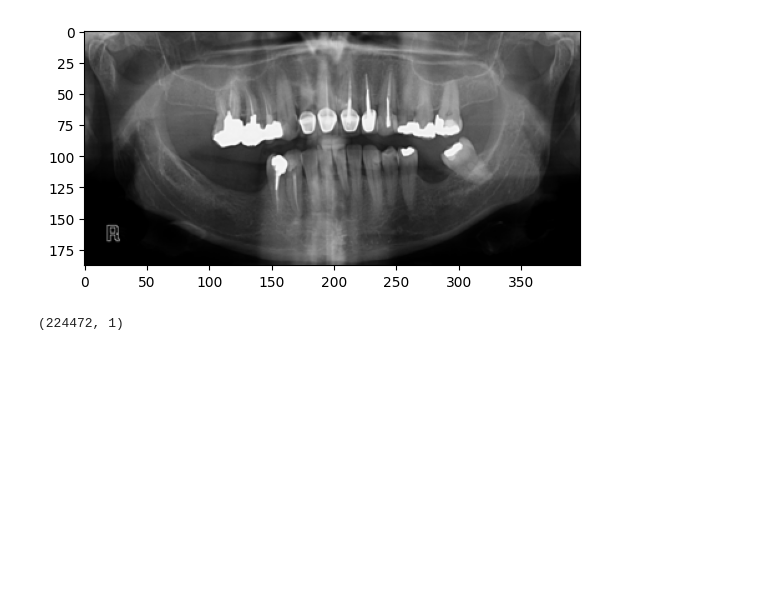
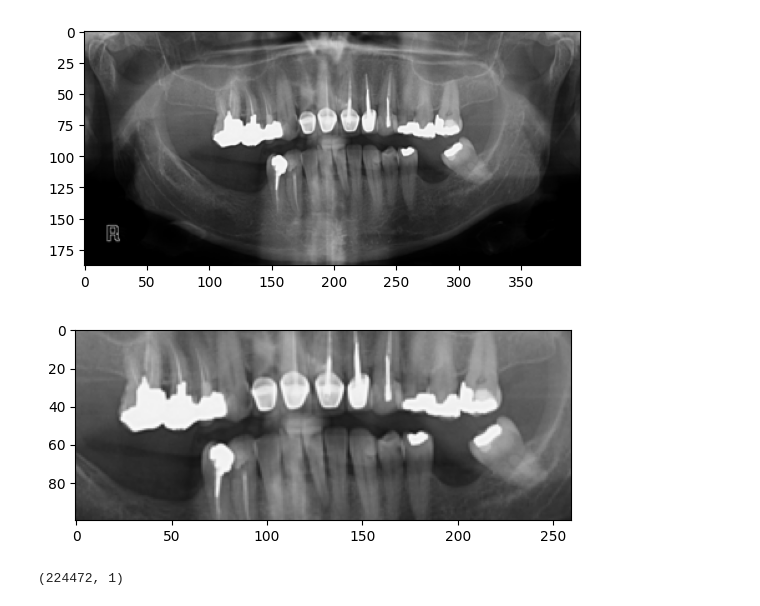
Before and after one commit to MadavR/DentalSegmentation, a Jupyter notebook: Untitled-1.ipynb, the cells around one changed output. Drawn from its saved outputs; the diff is of its cells as text; code cells hidden in the pictures; blank space fills up the shorter version.

```diff
--- a/Untitled-1.ipynb
+++ b/Untitled-1.ipynb
@@ -20,6 +21,21 @@ plt.imshow(image)
 (188, 398, 3)
 <matplotlib.image.AxesImage at 0x...>
 [figure]
+# %%
+def cut_image(image, coords, show=False, saveToFile=None):
+    caption = image[coords[1]:coords[1] + coords[3], coords[0]:coords[0] + coords[2]]
+
+    if show:
+        plt.imshow(caption, cmap='gray')
+
+    if saveToFile:
+        cv2.imwrite(saveToFile, caption)
+
+    return caption
+
+caption = cut_image(image, coords=(80, 40, 260, 100), show=True, saveToFile="imagen_recortada.jpg")
+# %% [output]
+[figure, added]
 # %%
 X = image.reshape(-1, 1)
 X.shape
```
Also changed, not shown: parts of 13 cells of this notebook.
